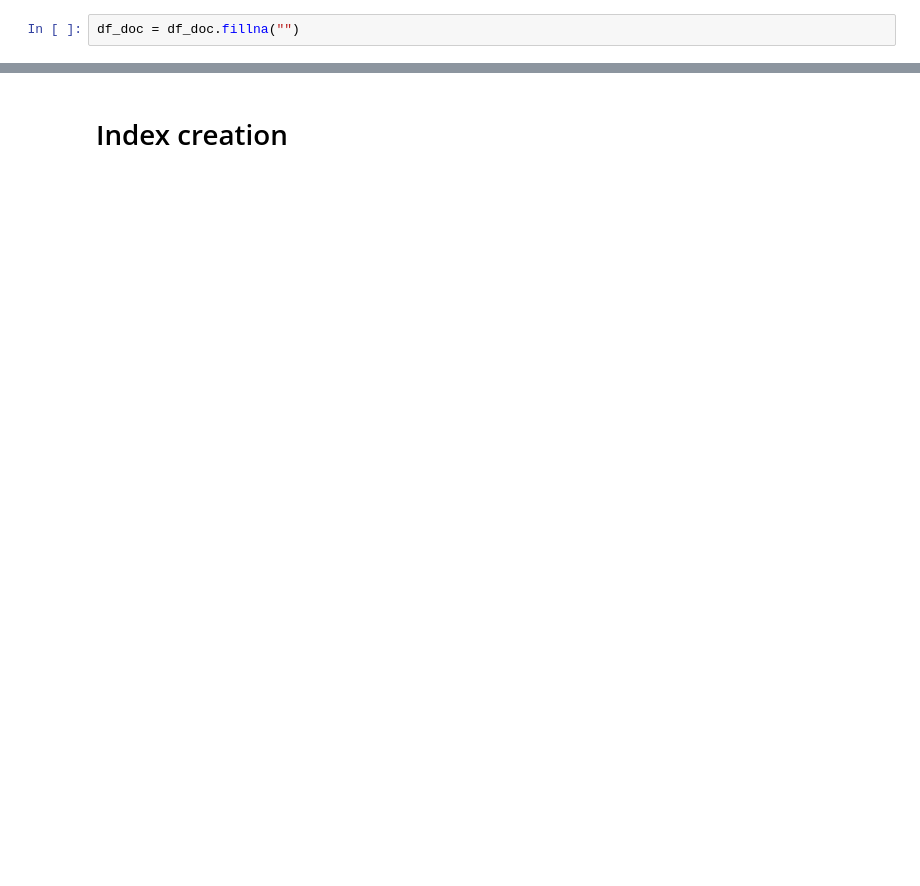
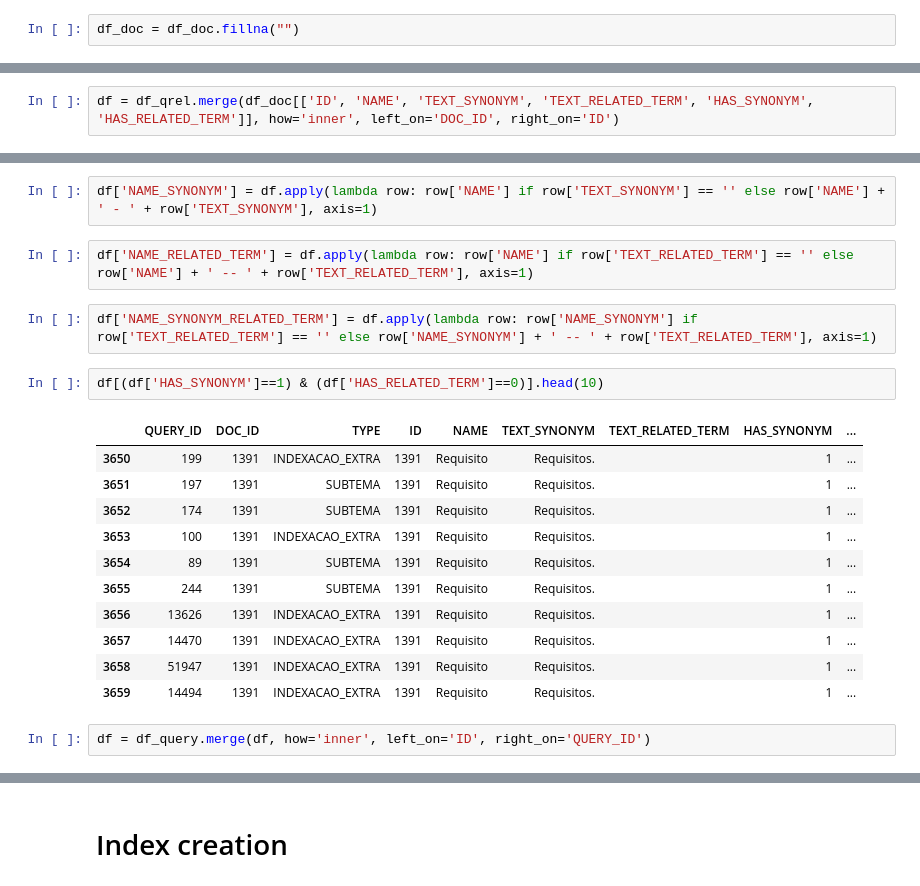
Before and after one commit to marcusborela/ind-ir, a Jupyter notebook: code/generate_index_juris_tcu_extra.ipynb, the cells around one changed output, grey strips where cells are left out. Cells and saved outputs as stored; diff of their text form; blank space fills up the shorter version.

Commit message:
extra index generated

```diff
--- a/code/generate_index_juris_tcu_extra.ipynb
+++ b/code/generate_index_juris_tcu_extra.ipynb
@@ -140,0 +142,2 @@ print(data_index_json[0])
+# %%
+df = df_qrel.merge(df_doc[['ID', 'NAME', 'TEXT_SYNONYM', 'TEXT_RELATED_TERM', 'HAS_SYNONYM', 'HAS_RELATED_TERM']], how='inner', left_on='DOC_ID', right_on='ID')
@@ -140,0 +159,22 @@ print(data_index_json[0])
+# %%
+df['NAME_SYNONYM'] = df.apply(lambda row: row['NAME'] if row['TEXT_SYNONYM'] == '' else row['NAME'] + ' - ' + row['TEXT_SYNONYM'], axis=1)
+# %%
+df['NAME_RELATED_TERM'] = df.apply(lambda row: row['NAME'] if row['TEXT_RELATED_TERM'] == '' else row['NAME'] + ' -- ' + row['TEXT_RELATED_TERM'], axis=1)
+# %%
+df['NAME_SYNONYM_RELATED_TERM'] = df.apply(lambda row: row['NAME_SYNONYM'] if row['TEXT_RELATED_TERM'] == '' else row['NAME_SYNONYM'] + ' -- ' + row['TEXT_RELATED_TERM'], axis=1)
+# %%
+df[(df['HAS_SYNONYM']==1) & (df['HAS_RELATED_TERM']==0)].head(10)
+# %% [output]
+|  | QUERY_ID | DOC_ID | TYPE | ID | NAME | TEXT_SYNONYM | TEXT_RELATED_TERM | HAS_SYNONYM | ... |
+| 3650 | 199 | 1391 | INDEXACAO_EXTRA | 1391 | Requisito | Requisitos. |  | 1 | ... |
+| 3651 | 197 | 1391 | SUBTEMA | 1391 | Requisito | Requisitos. |  | 1 | ... |
+| 3652 | 174 | 1391 | SUBTEMA | 1391 | Requisito | Requisitos. |  | 1 | ... |
+| 3653 | 100 | 1391 | INDEXACAO_EXTRA | 1391 | Requisito | Requisitos. |  | 1 | ... |
+| 3654 | 89 | 1391 | SUBTEMA | 1391 | Requisito | Requisitos. |  | 1 | ... |
+| 3655 | 244 | 1391 | SUBTEMA | 1391 | Requisito | Requisitos. |  | 1 | ... |
+| 3656 | 13626 | 1391 | INDEXACAO_EXTRA | 1391 | Requisito | Requisitos. |  | 1 | ... |
+| 3657 | 14470 | 1391 | INDEXACAO_EXTRA | 1391 | Requisito | Requisitos. |  | 1 | ... |
+| 3658 | 51947 | 1391 | INDEXACAO_EXTRA | 1391 | Requisito | Requisitos. |  | 1 | ... |
+| 3659 | 14494 | 1391 | INDEXACAO_EXTRA | 1391 | Requisito | Requisitos. |  | 1 | ... |
+# %%
+df = df_query.merge(df, how='inner', left_on='ID', right_on='QUERY_ID')
```
Also changed, not shown: parts of 33 cells of this notebook, 3 other files.
